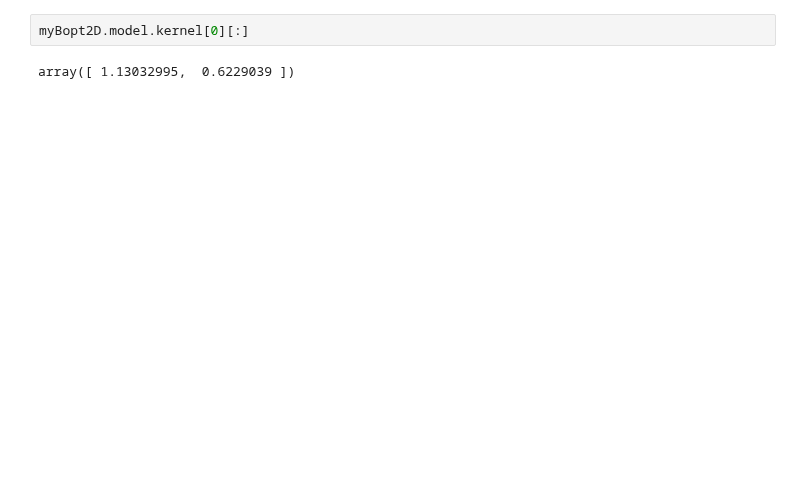
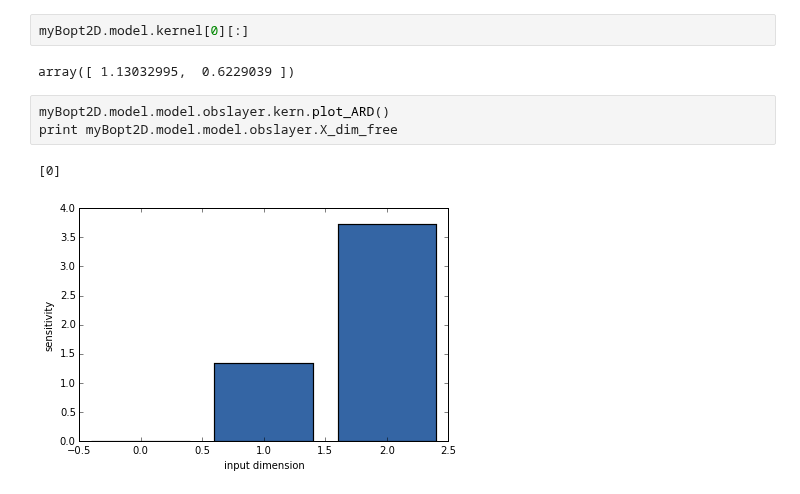
Before and after one commit to SheffieldML/GPyOpt, a Jupyter notebook: manual/GPyOpt_deep_gps.ipynb, the cells around one changed output. Drawn from its saved outputs; the diff is of its cells as text; blank space fills up the shorter version.

```diff
--- a/manual/GPyOpt_deep_gps.ipynb
+++ b/manual/GPyOpt_deep_gps.ipynb
@@ -116,3 +168,9 @@ myBopt2D.plot_acquisition()
 myBopt2D.model.kernel[0][:]
 # %% [output]
 array([ 1.13032995,  0.6229039 ])
+# %%
+myBopt2D.model.model.obslayer.kern.plot_ARD()
+print myBopt2D.model.model.obslayer.X_dim_free
+# %% [output]
+[0]
+[figure, added]
```
Also changed, not shown: parts of 10 cells of this notebook, 3 other files.
